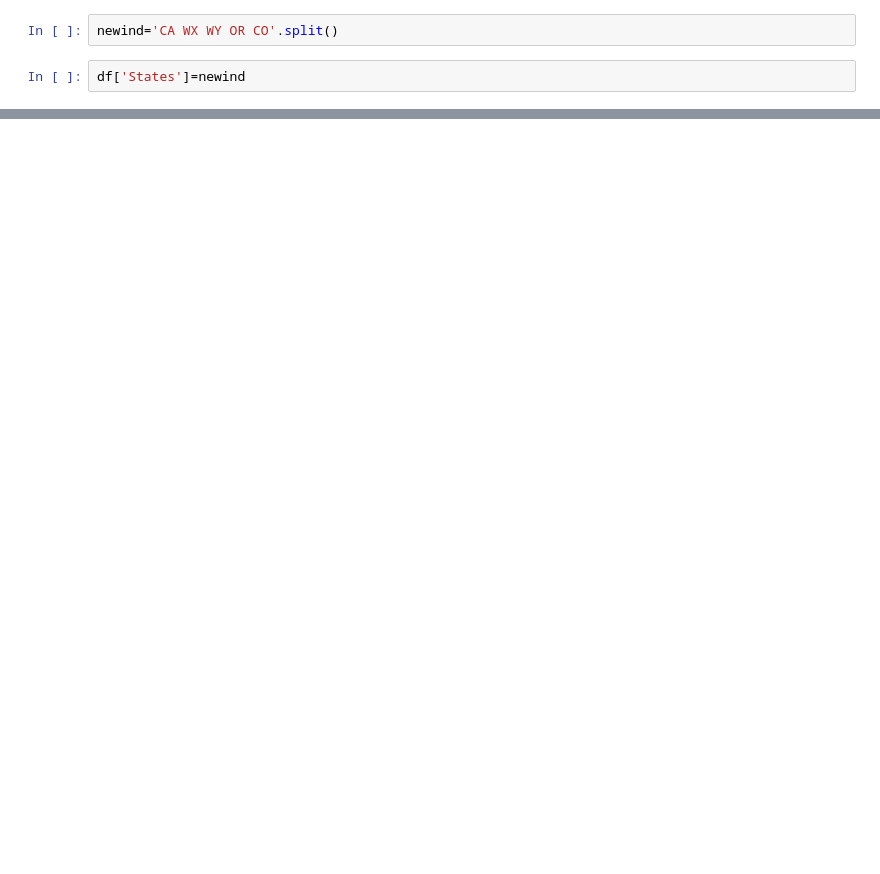
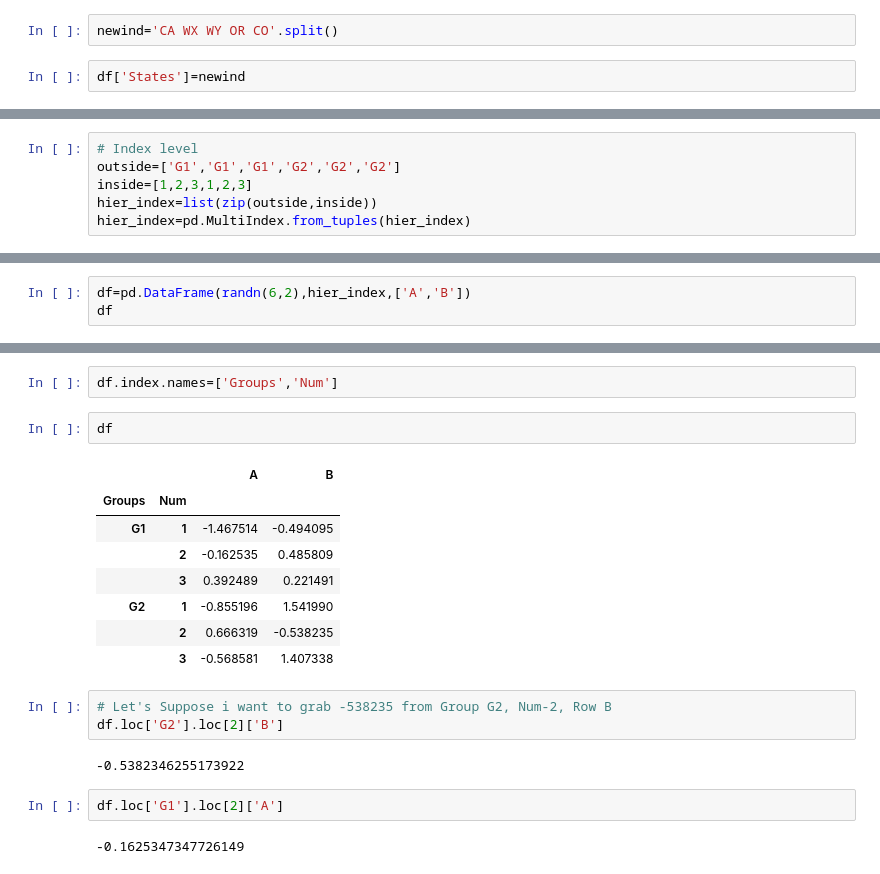
Before and after one commit to geeky-auro/TTL_CSE38, a Jupyter notebook: Practise/03_Pandas.ipynb, the cells around one changed output, grey strips where cells are left out. Drawn from its saved outputs; the diff is of its cells as text; blank space fills up the shorter version.

```diff
--- a/Practise/03_Pandas.ipynb
+++ b/Practise/03_Pandas.ipynb
@@ -567,0 +574,6 @@ df
+# %%
+# Index level
+outside=['G1','G1','G1','G2','G2','G2']
+inside=[1,2,3,1,2,3]
+hier_index=list(zip(outside,inside))
+hier_index=pd.MultiIndex.from_tuples(hier_index)
@@ -567,0 +598,3 @@ df
+# %%
+df=pd.DataFrame(randn(6,2),hier_index,['A','B'])
+df
@@ -567,0 +619,22 @@ df
+# %%
+df.index.names=['Groups','Num']
+# %%
+df
+# %% [output]
+|  |  | A | B |
+| Groups | Num |  |  |
+| G1 | 1 | -1.467514 | -0.494095 |
+|  | 2 | -0.162535 | 0.485809 |
+|  | 3 | 0.392489 | 0.221491 |
+| G2 | 1 | -0.855196 | 1.541990 |
+|  | 2 | 0.666319 | -0.538235 |
+|  | 3 | -0.568581 | 1.407338 |
+# %%
+# Let's Suppose i want to grab -538235 from Group G2, Num-2, Row B
+df.loc['G2'].loc[2]['B']
+# %% [output]
+-0.5382346255173922
+# %%
+df.loc['G1'].loc[2]['A']
+# %% [output]
+-0.1625347347726149
```
Also changed, not shown: parts of 24 cells of this notebook, 1 other file.
